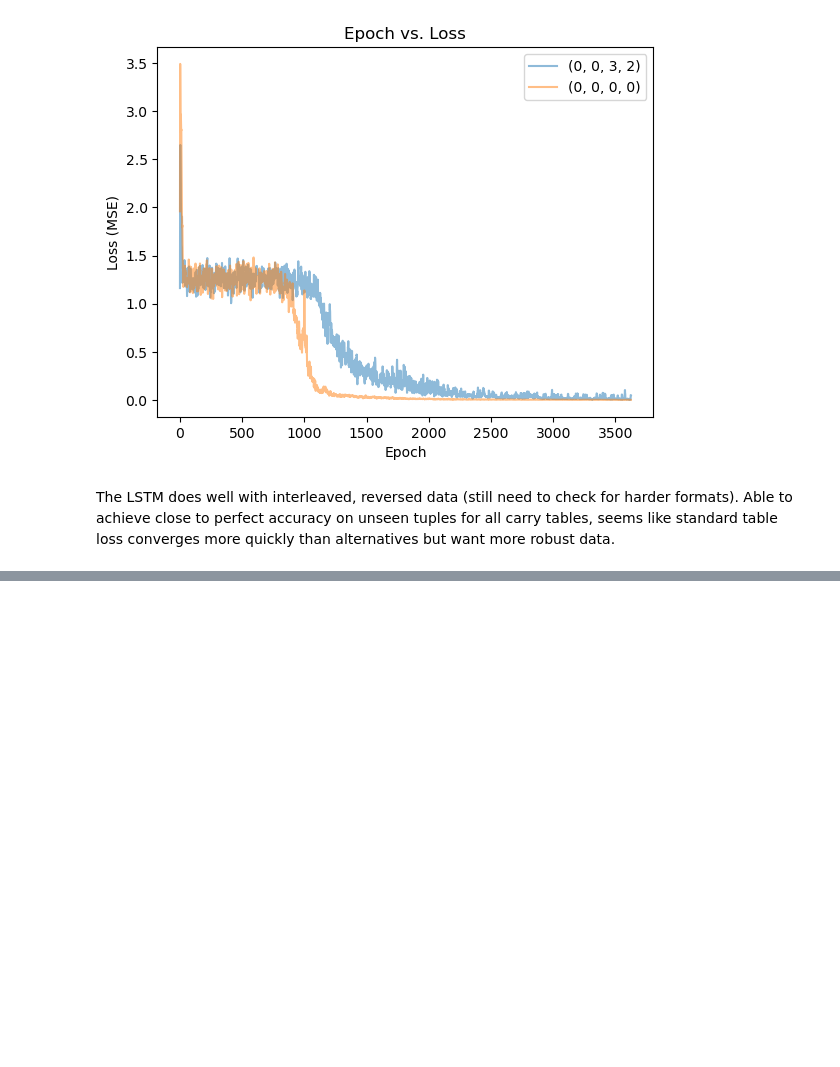
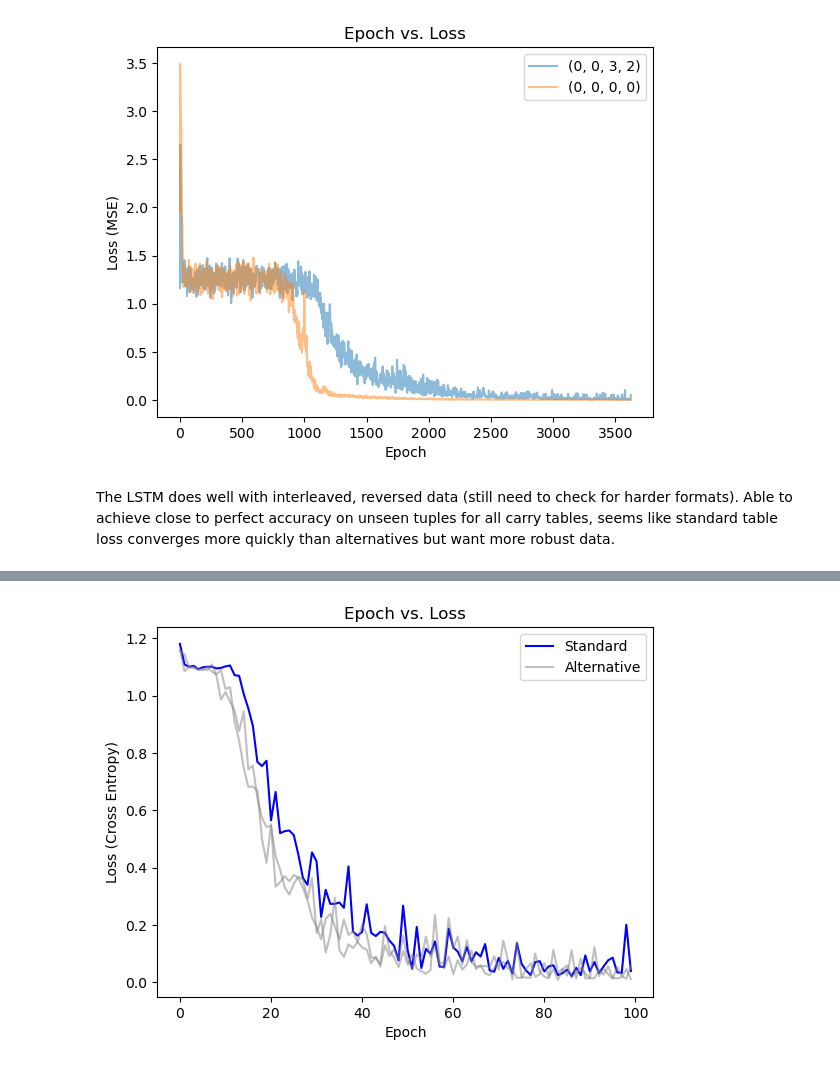
Before and after one commit to cutterdawes/BaseAddition, a Jupyter notebook: ml/ml.ipynb, the cells around one changed output, grey strips where cells are left out. Saved outputs shown, nothing was run; the diff lists cells and outputs as text; code cells hidden in the pictures; blank space fills up the shorter version.

```diff
--- a/ml/ml.ipynb
+++ b/ml/ml.ipynb
@@ -331,4 +77,0 @@ def compute_table_losses(b, depth, batch_size, architecture):
-# %%
-with open('../pickles/all_tables.pickle', 'rb') as f:
-    all_tables = pickle.load(f)
-tables = all_tables[4]
@@ -358,4 +77,0 @@ Exciting!! Evidence that LSTM can learn the abstract carry rule and extend to OO
-# %%
-with open('../pickles/all_tables.pickle', 'rb') as f:
-    all_tables = pickle.load(f)
-tables = all_tables[4]
@@ -434,21 +109,0 @@ optimizer = torch.optim.Adam(model.parameters(), lr=0.01)
-# %%
-# initialize variables
-losses = []
-t = 0
-
-# training loop
-for (X, s, ids) in training_dataloader:
-
-    # compute, store, and print loss
-    loss = criterion(model(X), s.float(), ids)
-    losses.append(loss.item())
-    if (t % 100 == 0):
-        print(f't = {t}  loss = {loss.item():.6f}')
-
-    # zero gradients, perform a backward pass, and update the weights
-    optimizer.zero_grad()
-    loss.backward()
-    optimizer.step()
-
-    # iterate counter
-    t += 1
@@ -457,0 +145,17 @@ test(model, testing_dataloader, depth, batch_size, print_accuracy=True)
+# %%
+with open('../pickles/learning_metrics3.pickle', 'rb') as f:
+    learning_metrics = pickle.load(f)
+# %%
+for dc in learning_metrics.keys():
+    loss = learning_metrics[dc]['loss']
+    if (np.array(dc) == 0).all():
+        plt.plot(loss, color='blue', label='Standard')
+    else:
+        plt.plot(loss, alpha=0.5, color='grey', label='Alternative')
+plt.legend(labels=['Standard', 'Alternative'])
+plt.title(f'Epoch vs. Loss')
+plt.xlabel('Epoch')
+plt.ylabel('Loss (Cross Entropy)')
+plt.show()
+# %% [output]
+[figure, added]
```
Also changed, not shown: parts of 61 cells of this notebook, 7 other files.
